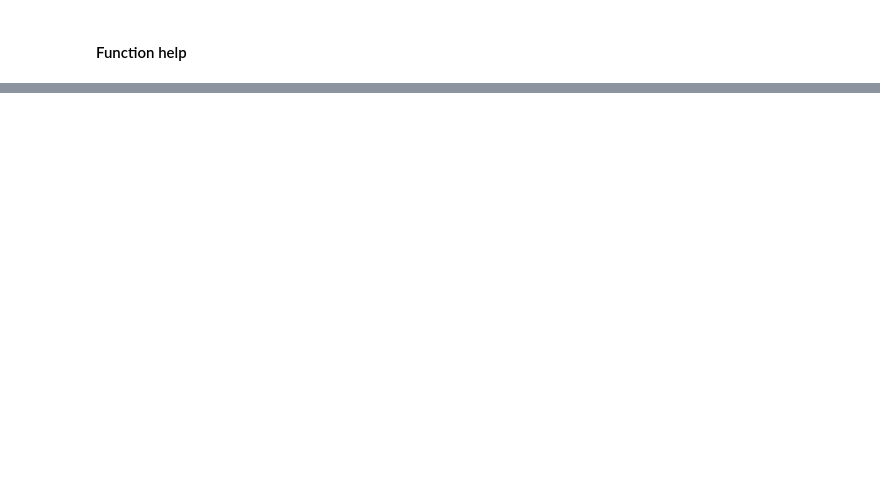
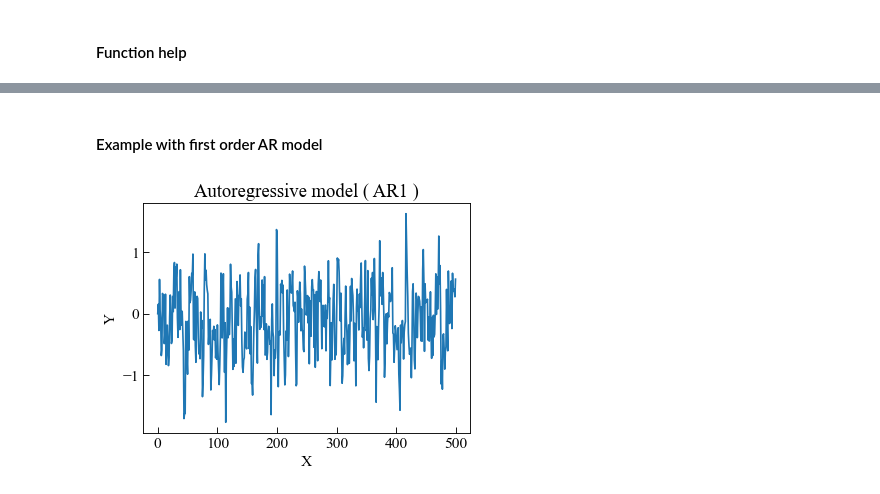
Before and after one commit to dpzhuX/ffpack, a Jupyter notebook: docs/source/load sequence generator.ipynb, the cells around one changed output, grey strips where cells are left out. Cells and saved outputs as stored; diff of their text form; code cells hidden in the pictures; blank space fills up the shorter version.

```diff
--- a/docs/source/load sequence generator.ipynb
+++ b/docs/source/load sequence generator.ipynb
@@ -98,4 +125,25 @@ arNormal(numSteps, obs, phis, mu, sigma)
     >>> obs = [ 0, 0  ]
     >>> phis = [ 0.5, 0.3 ]
     >>> rst = arNormal( 500, obs, phis, 0, 0.5 )
+# %% [markdown]
+#### Example with first order AR model
+# %%
+obs = [ 0 ]
+phis = [ 0.5 ]
+arn1stResults = arNormal( 500, obs, phis, 0, 0.5 )
+# %%
+fig, ax = plt.subplots()
+
+ax.plot( np.array( arn1stResults ) )
+
+ax.tick_params(axis='x', direction="in", length=5)
+ax.tick_params(axis='y', direction="in", length=5)
+ax.set_ylabel( "Y" )
+ax.set_xlabel( "X" )
+ax.set_title( "Autoregressive model ( AR1 )" )
+
+plt.tight_layout()
+plt.show()
+# %% [output]
+[figure, added]
 # %% [markdown]
```
Also changed, not shown: parts of 11 cells of this notebook, 8 other files.
